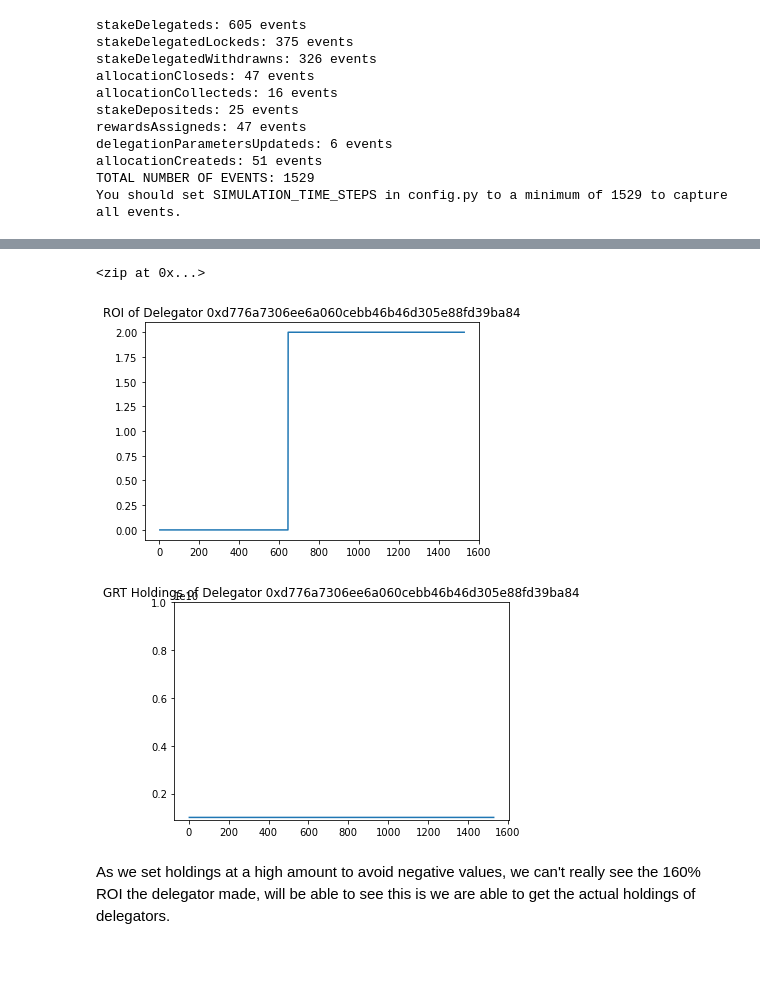
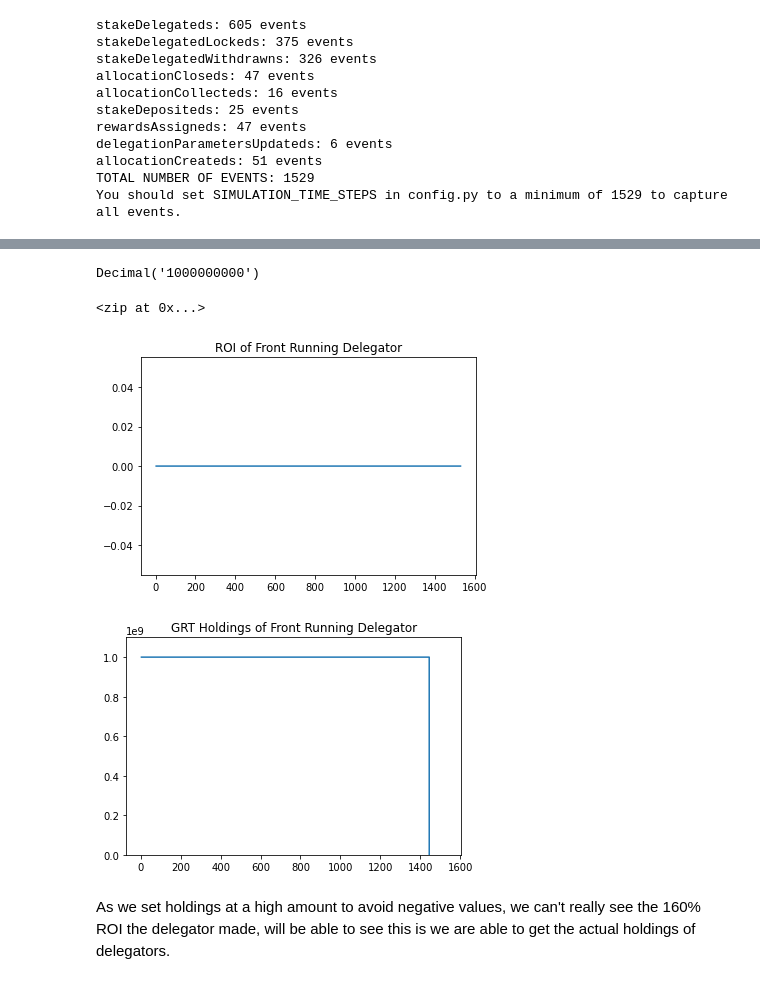
Before and after one commit to BlockScience/TheGraph, a Jupyter notebook: delegator_portfolio.ipynb, the cells around one changed output, grey strips where cells are left out. Saved outputs shown, nothing was run; the diff lists cells and outputs as text; code cells hidden in the pictures.

Commit message:
add hard coded blockNumber to front running delegator, need to get blockNumber from event in future

```diff
--- a/delegator_portfolio.ipynb
+++ b/delegator_portfolio.ipynb
@@ -59 +59,5 @@ delegator_values_df.head()
+# %%
+delegator_values_df[1][3].holdings
+# %% [output]
+Decimal('1000000000')
 # %%
@@ -63,20 +67,20 @@ delegator_values_df['0xd776a7306ee6a060cebb46b46d305e88fd39ba84'].items()
 # %%
 import matplotlib.pyplot as plt
 ROI_list = []
-for i, values in delegator_values_df['0xd776a7306ee6a060cebb46b46d305e88fd39ba84'].items():
+for i, values in delegator_values_df[1].items():
     ROI_list.append(values.ROI)
 plt.plot(delegator_values_df.index, ROI_list)
-plt.title('ROI of Delegator 0xd776a7306ee6a060cebb46b46d305e88fd39ba84');
+plt.title('ROI of Front Running Delegator');
 # %% [output]
-[figure, old version]
+[figure, new version]
 # %%
 holdings_list = []
-for i, values in delegator_values_df['0xd776a7306ee6a060cebb46b46d305e88fd39ba84'].items():
+for i, values in delegator_values_df[1].items():
     holdings_list.append(values.holdings)
 plt.plot(delegator_values_df.index, holdings_list)
-plt.title('GRT Holdings of Delegator 0xd776a7306ee6a060cebb46b46d305e88fd39ba84')
-plt.ylim(900000000, 10000000000);
+plt.title('GRT Holdings of Front Running Delegator')
+plt.ylim(0, 1100000000);
 # %% [output]
-[figure, old version]
+[figure, new version]
 # %% [markdown]
 As we set holdings at a high amount to avoid negative values, we can't really see the 160% ROI the delegator made, will be able to see this is we are able to get the actual holdings of delegators.
```
Also changed, not shown: parts of 3 cells of this notebook, 3 other files.
